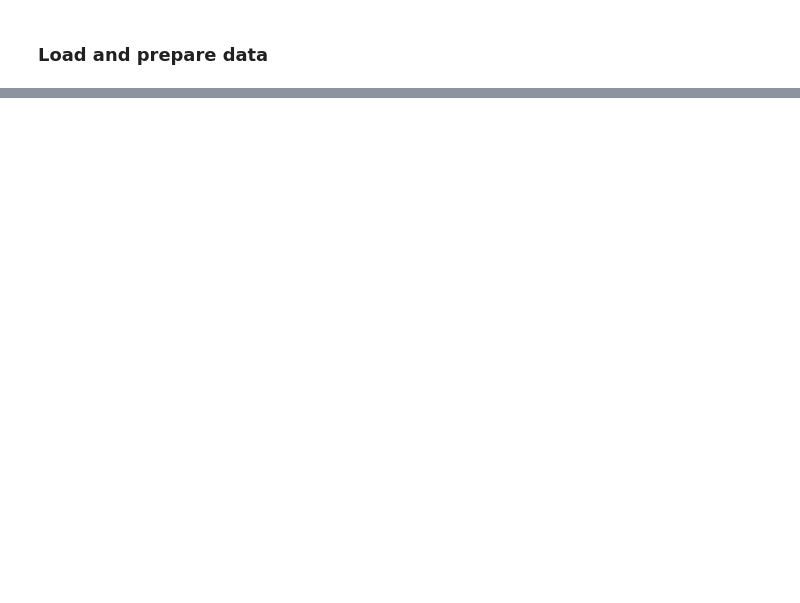
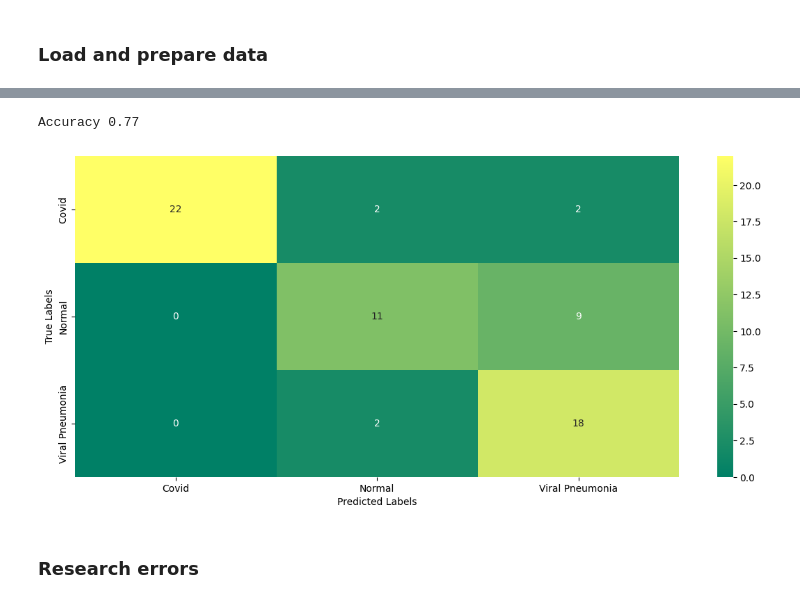
Before and after one commit to seeman512/ML, a Jupyter notebook: Lab9/Hometask.ipynb, the cells around one changed output, grey strips where cells are left out. Cells and saved outputs as stored; diff of their text form; code cells hidden in the pictures; blank space fills up the shorter version.

```diff
--- a/Lab9/Hometask.ipynb
+++ b/Lab9/Hometask.ipynb
@@ -397,0 +298,2 @@ metrics_df
+# %%
+best_model = load_saved_model("VGG16")
@@ -397,0 +308,3 @@ metrics_df
+# %%
+predictions = best_model.predict(test_iter, verbose=1)
+preds = np.argmax(predictions, axis=1)
@@ -397,0 +313,17 @@ metrics_df
+# %%
+y_test = test_iter.labels
+print('Accuracy %.2f' % metrics.accuracy_score(y_test, preds))
+
+categories = test_iter.class_indices.keys()
+
+plt.figure(figsize = (14,6))
+sns.heatmap(metrics.confusion_matrix(y_test, preds), annot = True, fmt="d",
+            xticklabels = categories, yticklabels = categories, cmap = 'summer')
+plt.xlabel('Predicted Labels')
+plt.ylabel('True Labels')
+plt.show()
+# %% [output]
+Accuracy 0.77
+[figure, added]
+# %% [markdown]
+### Research errors
```
Also changed, not shown: parts of 76 cells of this notebook.
